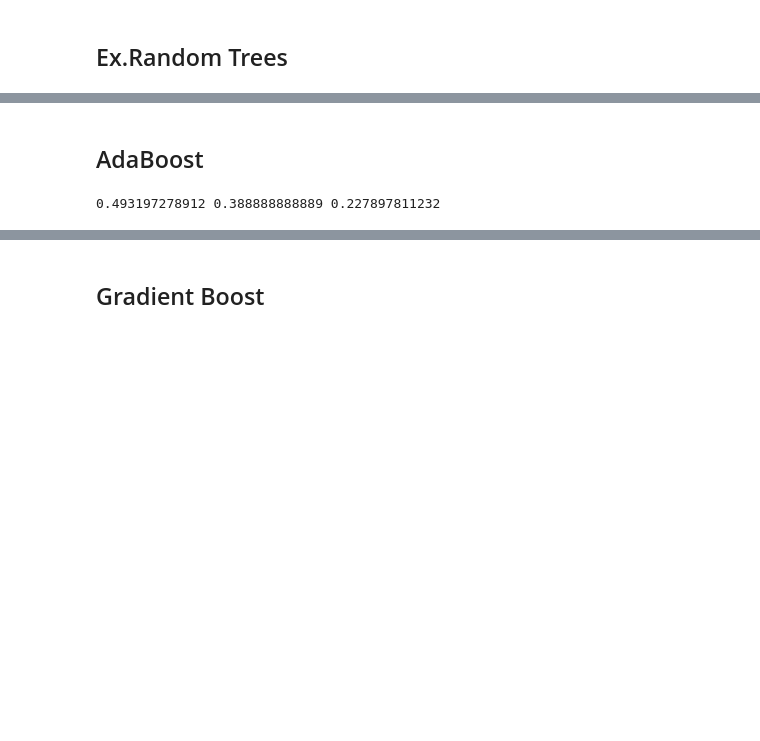
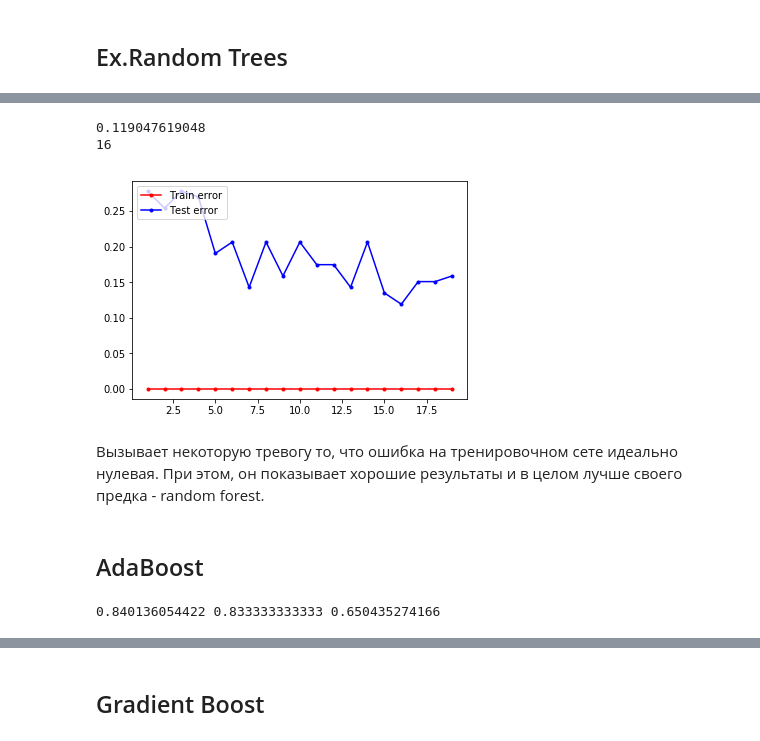
Before and after one commit to niktoris1/data_analisys, a Jupyter notebook: Birds_new.ipynb, the cells around one changed output, grey strips where cells are left out. Cells and saved outputs as stored; diff of their text form; code cells hidden in the pictures; blank space fills up the shorter version.

```diff
--- a/Birds_new.ipynb
+++ b/Birds_new.ipynb
@@ -820,3 +845,27 @@ print(err_train, err_test, err_scores)
+# %%
+from sklearn import ensemble
+
+gamma = range(1, 20, 1) ## default 10
+err_train = []
+err_test = []
+for k in gamma:
+    model = ensemble.ExtraTreesClassifier(n_estimators = k)
+    model.fit(X_train, y_train)
+    err_train.append(np.mean(model.predict(X_train) != y_train))
+    err_test.append(np.mean(model.predict(X_test) != y_test))
+# %%
+plt.plot(gamma, err_train, '.-r', label = 'Train error')
+plt.plot(gamma, err_test,  '.-b', label = 'Test error')
+plt.legend(loc = 2)
+
+print (min(err_test))
+print (gamma[err_test.index(min(err_test))])
+# %% [output]
+0.119047619048
+16
+[figure, added]
+# %% [markdown]
+Вызывает некоторую тревогу то, что ошибка на тренировочном сете идеально нулевая. При этом, он показывает хорошие результаты и в целом лучше своего предка - random forest.
 # %% [markdown]
 ## AdaBoost
 # %%
@@ -824,12 +873,12 @@ from sklearn.ensemble import AdaBoostClassifier
 
 abc = AdaBoostClassifier()
 abc.fit(X_train, y_train)
-scores = cross_val_score(rfc, X_train, y_train, cv=5)
+scores = cross_val_score(abc, X_train, y_train, cv=5)
 
-err_train = np.mean(y_train != gnb.predict(X_train))
-err_test  = np.mean(y_test  != gnb.predict(X_test))
+err_train = np.mean(y_train != abc.predict(X_train))
+err_test  = np.mean(y_test  != abc.predict(X_test))
 err_scores = np.mean(1 - scores.mean())
 
 print(err_train, err_test, err_scores)
 # %% [output]
-0.493197278912 0.388888888889 0.227897811232
+0.840136054422 0.833333333333 0.650435274166
```
Also changed, not shown: parts of 23 cells of this notebook.
